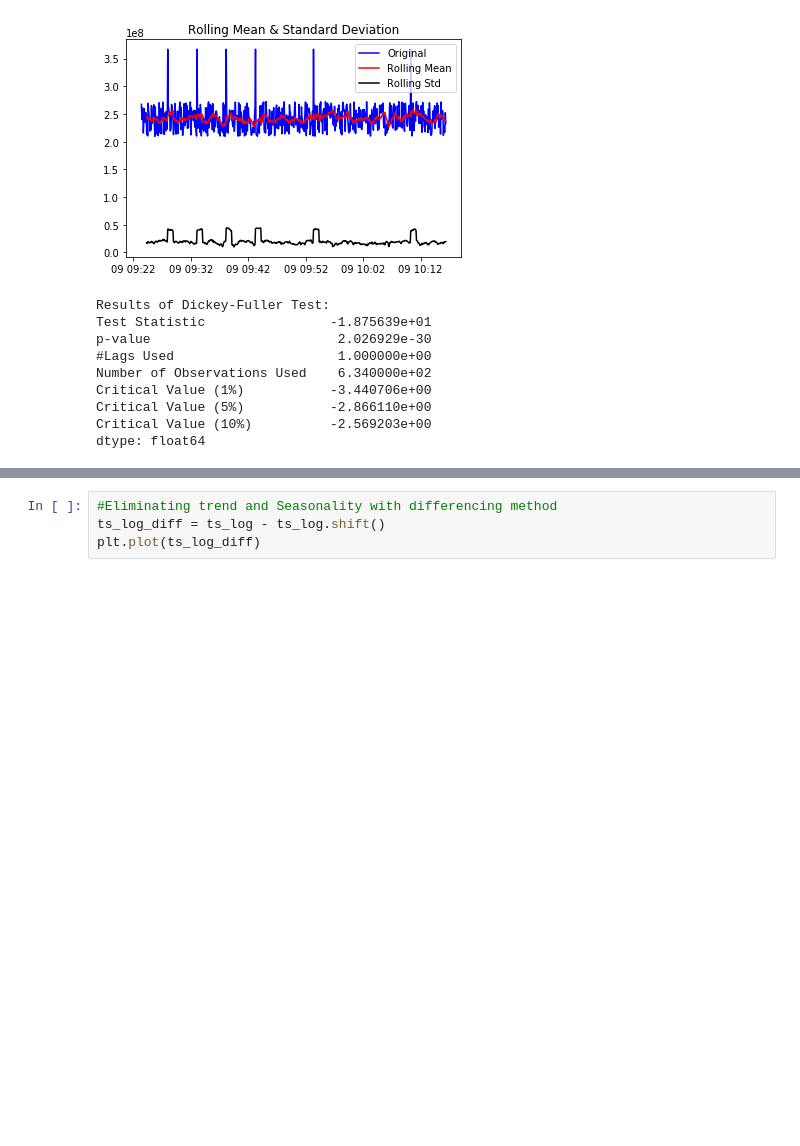
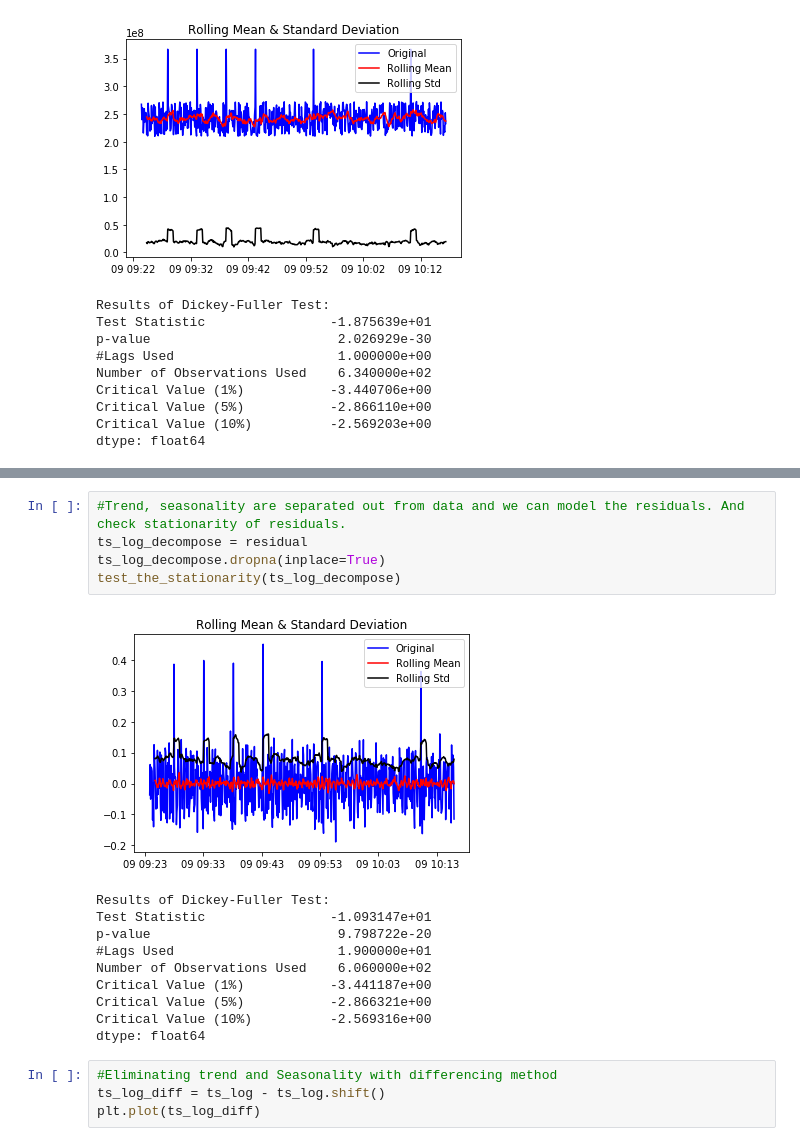
Before and after one commit to naellini/datascience, a Jupyter notebook: congestion_forecast.ipynb, the cells around one changed output, grey strips where cells are left out. Saved outputs shown, nothing was run; the diff lists cells and outputs as text; blank space fills up the shorter version.

```diff
--- a/congestion_forecast.ipynb
+++ b/congestion_forecast.ipynb
@@ -115,3 +140,19 @@ dtype: float64
+# %%
+#Trend, seasonality are separated out from data and we can model the residuals. And check stationarity of residuals.
+ts_log_decompose = residual
+ts_log_decompose.dropna(inplace=True)
+test_the_stationarity(ts_log_decompose)
+# %% [output]
+[figure, added]
+Results of Dickey-Fuller Test:
+Test Statistic                -1.093147e+01
+p-value                        9.798722e-20
+#Lags Used                     1.900000e+01
+Number of Observations Used    6.060000e+02
+Critical Value (1%)           -3.441187e+00
+Critical Value (5%)           -2.866321e+00
+Critical Value (10%)          -2.569316e+00
+dtype: float64
 # %%
 #Eliminating trend and Seasonality with differencing method
 ts_log_diff = ts_log - ts_log.shift()
```
Also changed, not shown: parts of 9 cells of this notebook.
